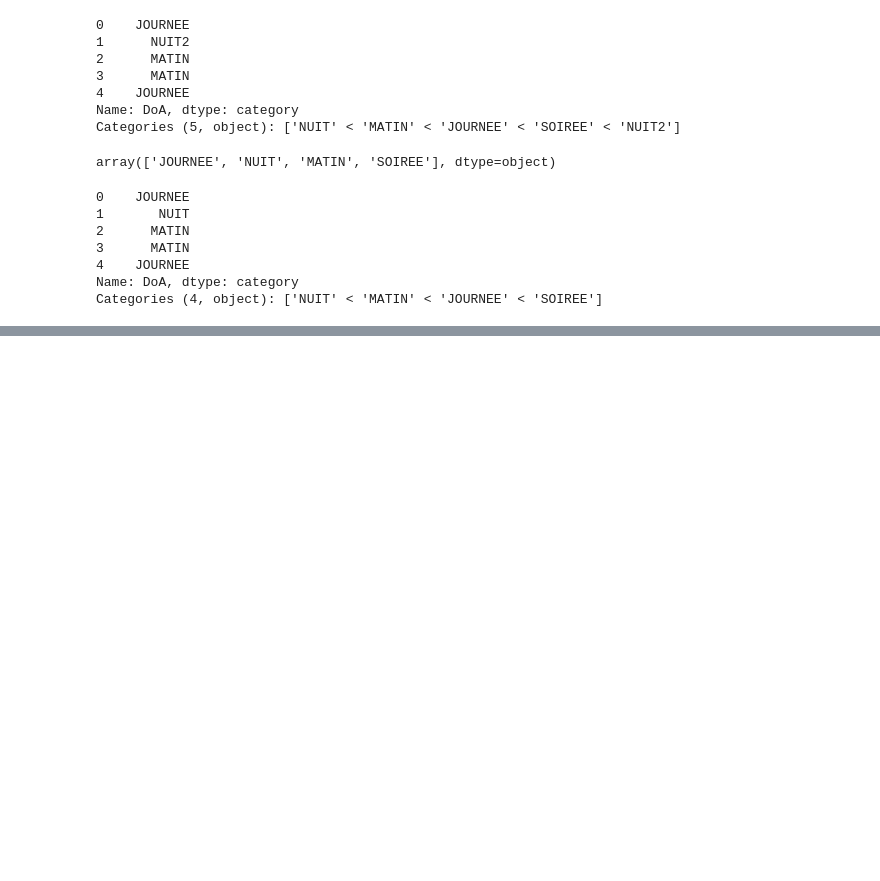
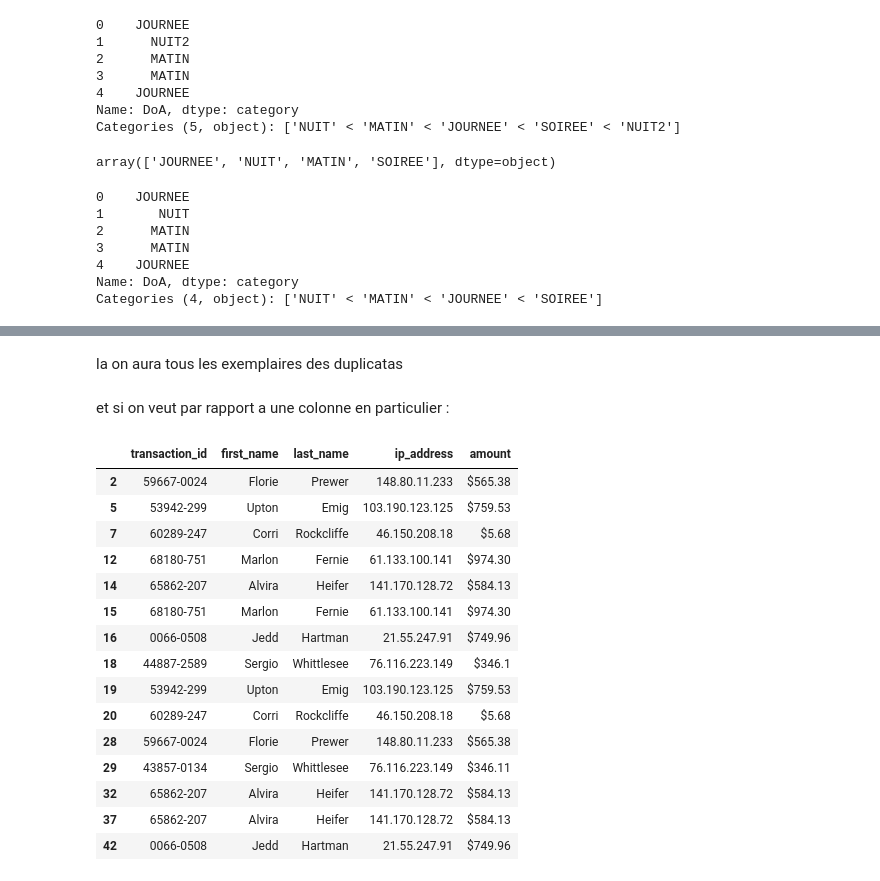
Before and after one commit to ArmandBroutinDev/python, a Jupyter notebook: exos_datacleaning.ipynb, the cells around one changed output, grey strips where cells are left out. Cells and saved outputs as stored; diff of their text form; code cells hidden in the pictures; blank space fills up the shorter version.

```diff
--- a/exos_datacleaning.ipynb
+++ b/exos_datacleaning.ipynb
@@ -848,0 +1090,3 @@ Categories (4, object): ['NUIT' < 'MATIN' < 'JOURNEE' < 'SOIREE']
+# %%
+data=pd.read_csv("https://bit.ly/tx-data")
+data.head()
@@ -848,0 +1159,23 @@ Categories (4, object): ['NUIT' < 'MATIN' < 'JOURNEE' < 'SOIREE']
+# %% [markdown]
+la on aura tous les exemplaires des duplicatas
+# %% [markdown]
+et si on veut par rapport a une colonne en particulier :
+# %%
+data[data.duplicated(keep=False, subset=['first_name'])]
+# %% [output]
+|  | transaction_id | first_name | last_name | ip_address | amount |
+| 2 | 59667-0024 | Florie | Prewer | 148.80.11.233 | $565.38 |
+| 5 | 53942-299 | Upton | Emig | 103.190.123.125 | $759.53 |
+| 7 | 60289-247 | Corri | Rockcliffe | 46.150.208.18 | $5.68 |
+| 12 | 68180-751 | Marlon | Fernie | 61.133.100.141 | $974.30 |
+| 14 | 65862-207 | Alvira | Heifer | 141.170.128.72 | $584.13 |
+| 15 | 68180-751 | Marlon | Fernie | 61.133.100.141 | $974.30 |
+| 16 | 0066-0508 | Jedd | Hartman | 21.55.247.91 | $749.96 |
+| 18 | 44887-2589 | Sergio | Whittlesee | 76.116.223.149 | $346.1 |
+| 19 | 53942-299 | Upton | Emig | 103.190.123.125 | $759.53 |
+| 20 | 60289-247 | Corri | Rockcliffe | 46.150.208.18 | $5.68 |
+| 28 | 59667-0024 | Florie | Prewer | 148.80.11.233 | $565.38 |
+| 29 | 43857-0134 | Sergio | Whittlesee | 76.116.223.149 | $346.11 |
+| 32 | 65862-207 | Alvira | Heifer | 141.170.128.72 | $584.13 |
+| 37 | 65862-207 | Alvira | Heifer | 141.170.128.72 | $584.13 |
+| 42 | 0066-0508 | Jedd | Hartman | 21.55.247.91 | $749.96 |
```
Also changed, not shown: parts of 95 cells of this notebook.
